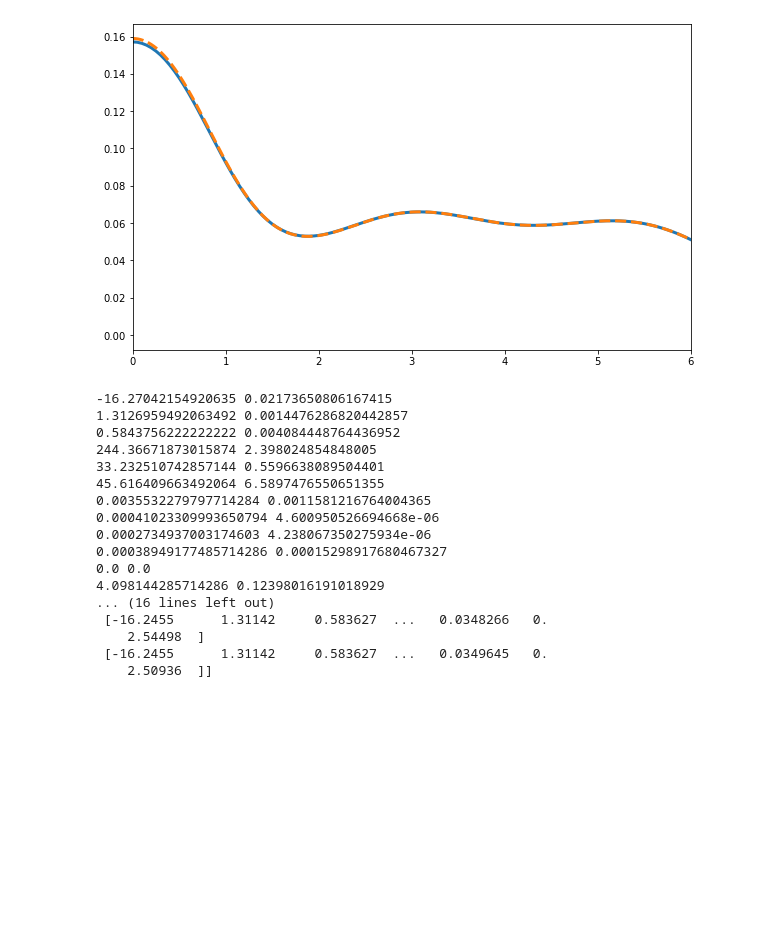
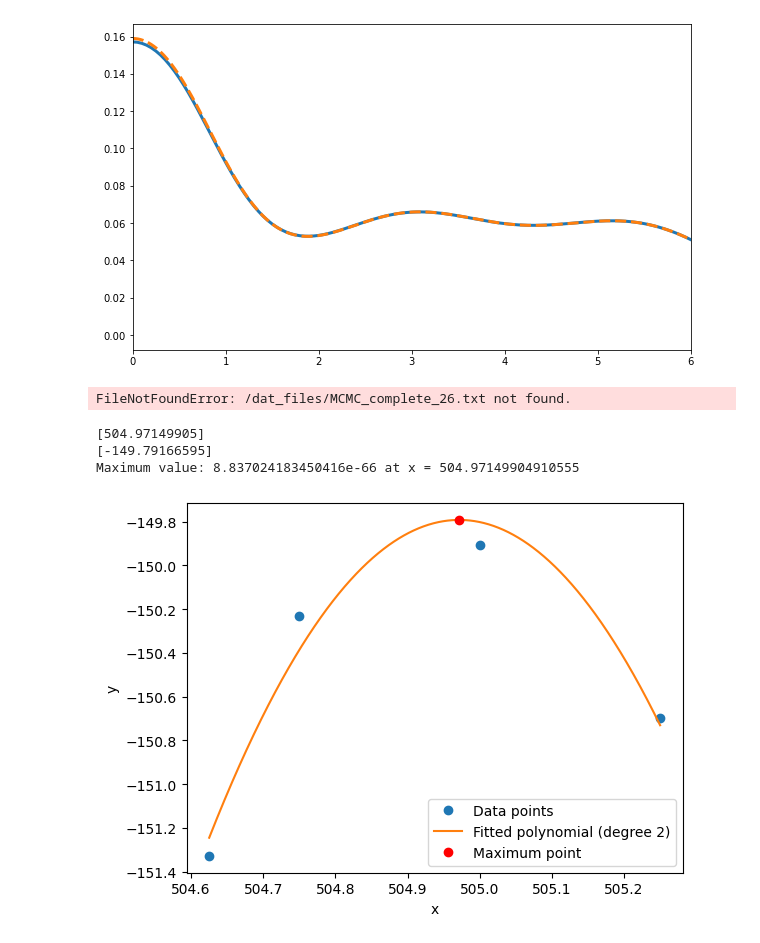
Before and after one commit to torquteam/FSU_FINITE, a Jupyter notebook: plots.ipynb, the cells around one changed output. Cells and saved outputs as stored; diff of their text form; code cells hidden in the pictures; blank space fills up the shorter version.

Commit message:
added checks for level crossings and merged ligo project into LIGO folder

```diff
--- a/plots.ipynb
+++ b/plots.ipynb
@@ -257,7 +257,7 @@ import corner
 import numpy as np
 import matplotlib.pyplot as plt
 import statistics
-samples = np.loadtxt("MCMC_complete.txt")
+samples = np.loadtxt("/LIGO_Paper/MCMC_complete_26.txt")
 
 for i in range(18):
     print(statistics.mean(samples[:,i]),statistics.stdev(samples[:,i]))
@@ -274,20 +274,50 @@ ranges = [(480,504),(0.146,0.155),(-16.4,-16.14),(0.58,0.62),(200,260),(0,0.06),
 #figure = corner.corner(c_samples,labels=["BA","p0","M*/M","K","J","L","zeta"],hist_bin_factor=[2.0]*7,smooth=0.7,smooth1d=0.6,bins=[20]*7)
 #plt.savefig("Corner.png",transparent=False,facecolor='white')
 # %% [output]
--16.27042154920635 0.02173650806167415
-1.3126959492063492 0.0014476286820442857
-0.5843756222222222 0.004084448764436952
-244.36671873015874 2.398024854848005
-33.232510742857144 0.5596638089504401
-45.616409663492064 6.5897476550651355
-0.0035532279797714284 0.0011581216764004365
-0.00041023309993650794 4.600950526694668e-06
-0.0002734937003174603 4.238067350275934e-06
-0.00038949177485714286 0.00015298917680467327
-0.0 0.0
-4.098144285714286 0.12398016191018929
-... (16 lines left out)
- [-16.2455      1.31142     0.583627  ...   0.0348266   0.
-    2.54498  ]
- [-16.2455      1.31142     0.583627  ...   0.0349645   0.
-    2.50936  ]]
+FileNotFoundError: /dat_files/MCMC_complete_26.txt not found.
+# %%
+import numpy as np
+import matplotlib.pyplot as plt
+ms = np.loadtxt("ms.txt")
+
+# Example x and y data points
+x = ms[:,0]
+y = np.log(ms[:,1])
+
+# Fit a polynomial of degree n (choose an appropriate degree)
+degree = 2
+coefficients = np.polyfit(x, y, degree)
+polynomial = np.poly1d(coefficients)
+
+# Derivative of the polynomial
+derivative = polynomial.deriv()
+
+# Find the roots of the derivative (critical points)
+critical_points = derivative.r
+print(critical_points)
+# Evaluate the polynomial at the critical points
+critical_values = polynomial(critical_points)
+
+# Find the maximum value among the critical points
+max_value = np.max(critical_values)
+print(critical_values)
+max_point = critical_points[np.argmax(critical_values)]
+
+print(f"Maximum value: {np.exp(max_value)} at x = {max_point}")
+
+# Plotting the polynomial and the maximum point
+x_vals = np.linspace(min(x), max(x), 1000)
+y_vals = polynomial(x_vals)
+
+plt.plot(x, y, 'o', label='Data points')
+plt.plot(x_vals, y_vals, '-', label=f'Fitted polynomial (degree {degree})')
+plt.plot(max_point, max_value, 'ro', label='Maximum point')
+plt.xlabel('x')
+plt.ylabel('y')
+plt.legend()
+plt.show()
+# %% [output]
+[504.97149905]
+[-149.79166595]
+Maximum value: 8.837024183450416e-66 at x = 504.97149904910555
+[figure, added]
```
Also changed, not shown: 12 other files.
